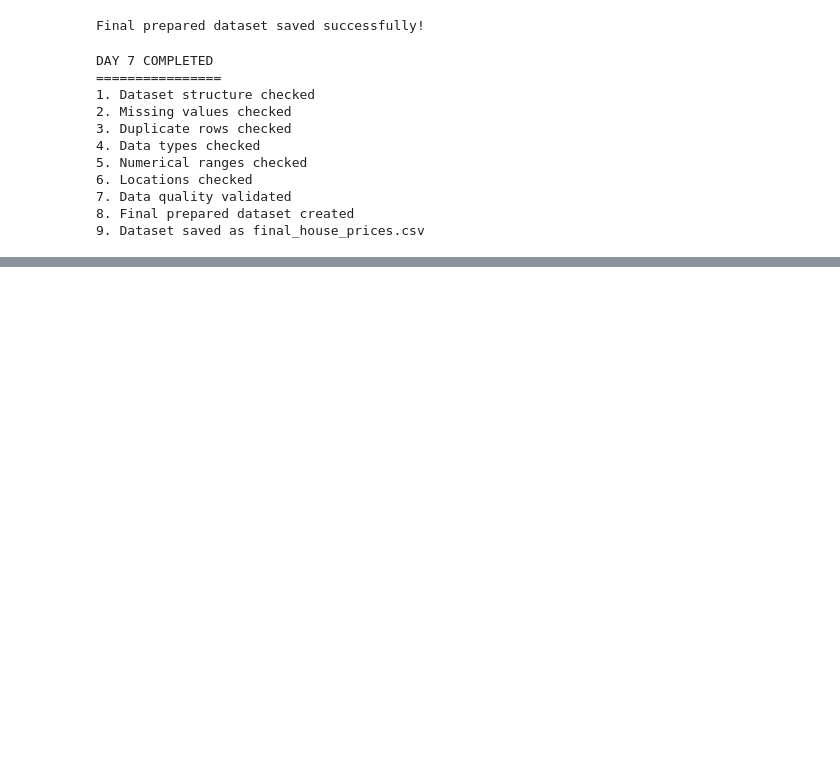
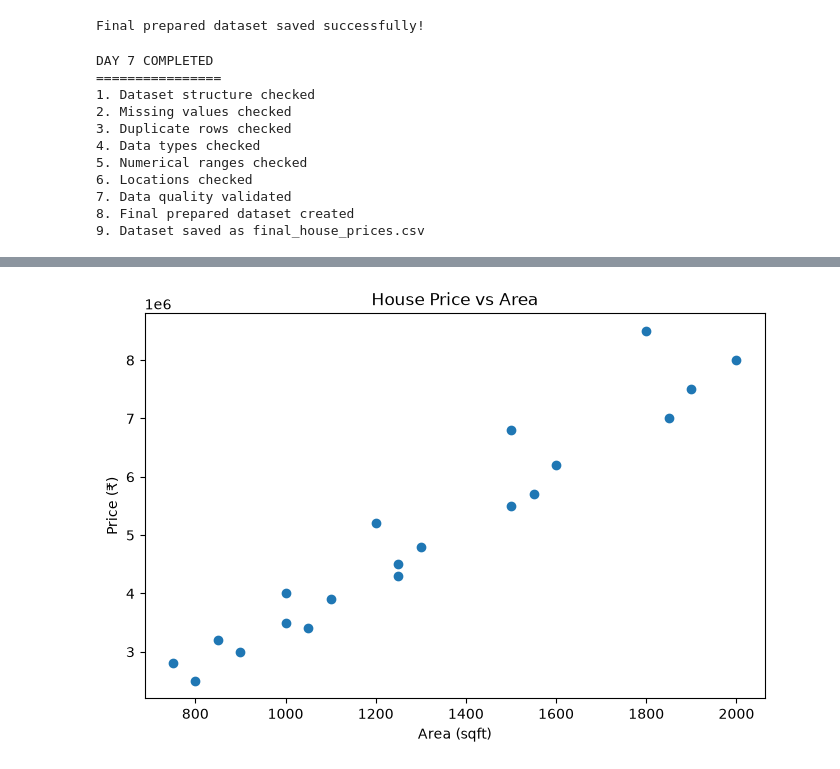
Before and after one commit to gyanaranjanj360-debug/Python-internship, a Jupyter notebook: notebook/house_price_analysis.ipynb, the cells around one changed output, grey strips where cells are left out. Cells and saved outputs as stored; diff of their text form; code cells hidden in the pictures; blank space fills up the shorter version.

```diff
--- a/notebook/house_price_analysis.ipynb
+++ b/notebook/house_price_analysis.ipynb
@@ -632,0 +776,12 @@ DAY 7 COMPLETED
+# %%
+plt.figure(figsize=(8, 5))
+
+plt.scatter(df["area_sqft"], df["price"])
+
+plt.xlabel("Area (sqft)")
+plt.ylabel("Price (₹)")
+plt.title("House Price vs Area")
+
+plt.show()
+# %% [output]
+[figure, added]
```
Also changed, not shown: parts of 20 cells of this notebook.
